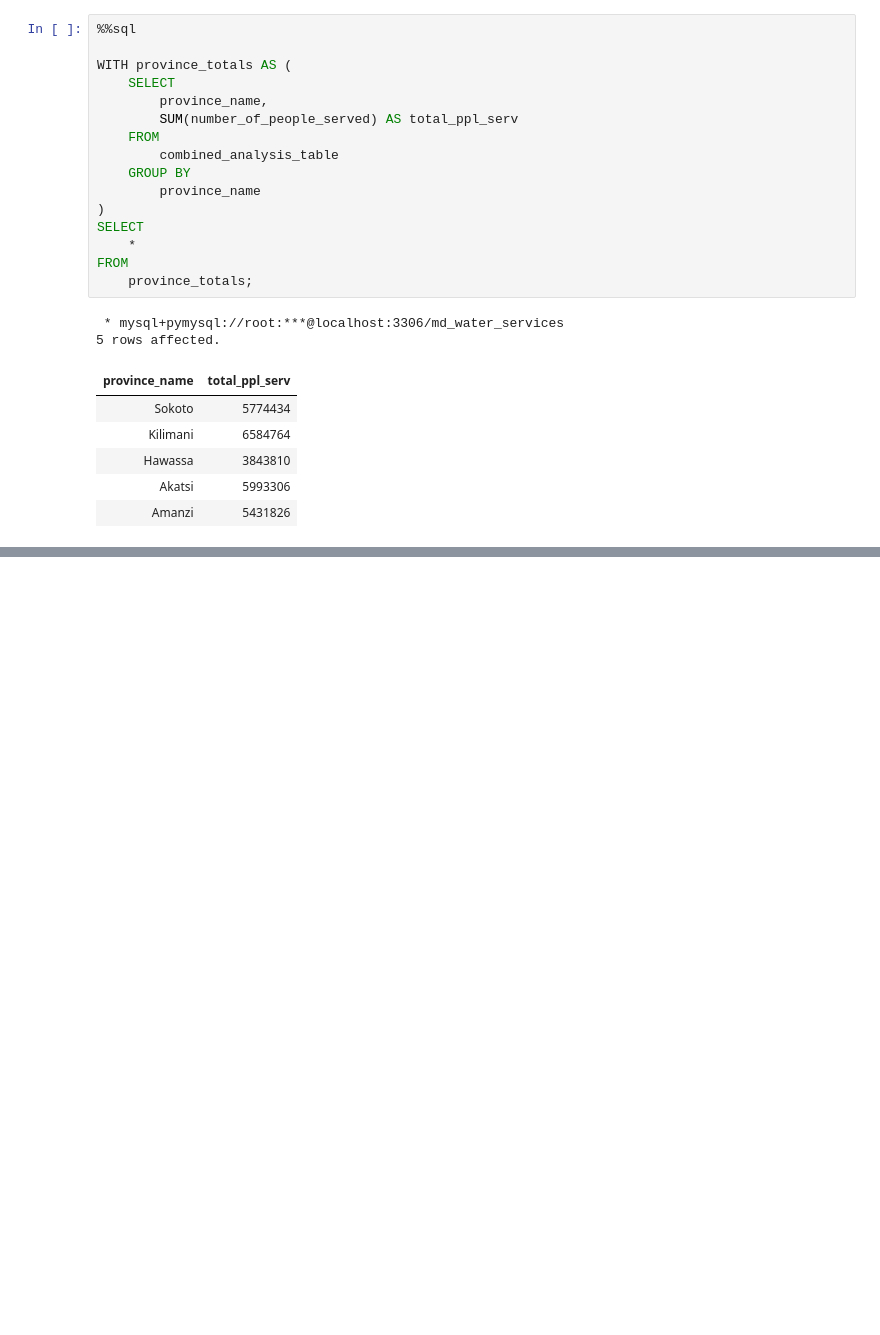
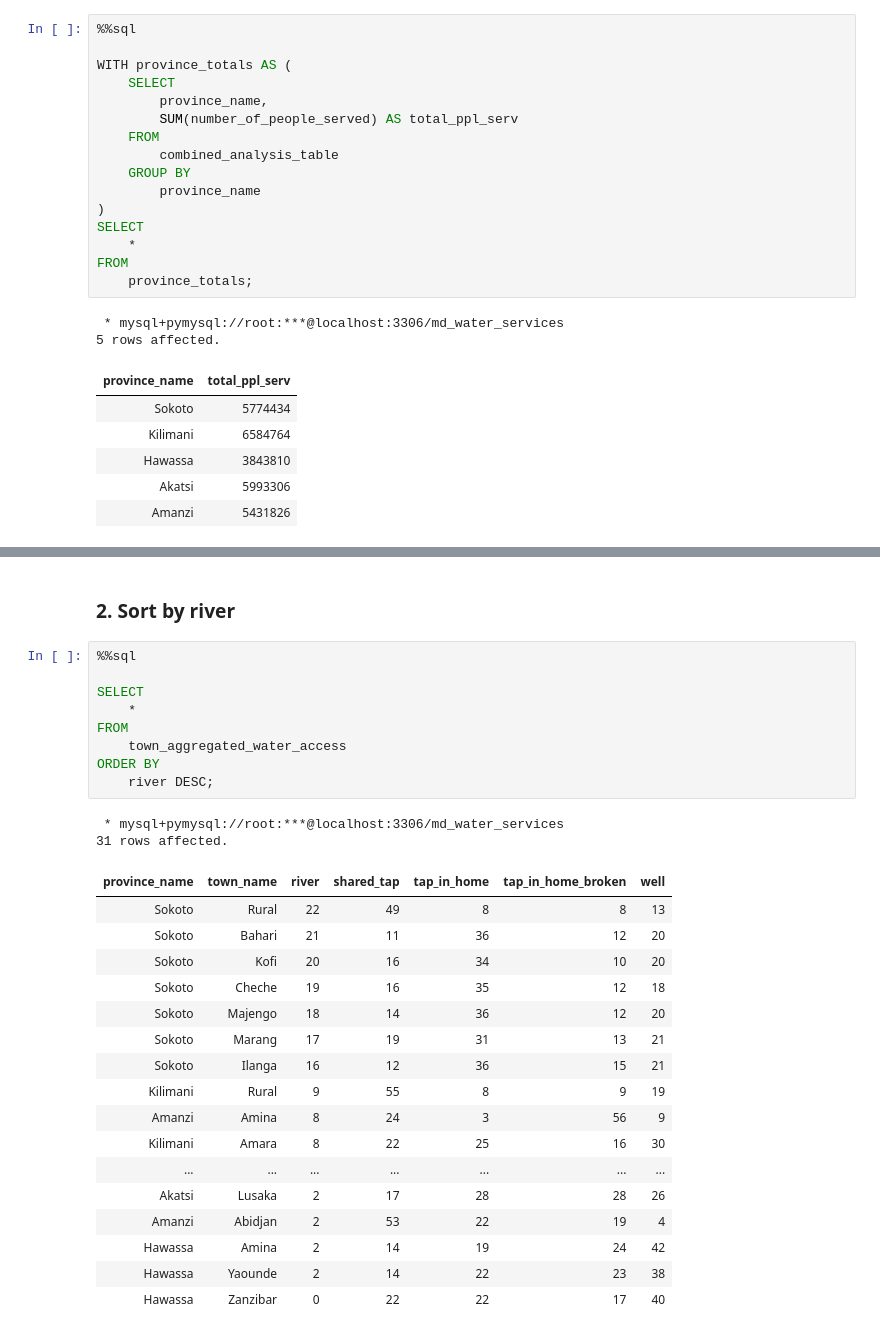
Before and after one commit to enockmbaraka/sqlchemy, a Jupyter notebook: Maji_Ndogo_Part_4/Maji_Ndogo_Project_4.ipynb, the cells around one changed output, grey strips where cells are left out. Cells and saved outputs as stored; diff of their text form; blank space fills up the shorter version.

```diff
--- a/Maji_Ndogo_Part_4/Maji_Ndogo_Project_4.ipynb
+++ b/Maji_Ndogo_Part_4/Maji_Ndogo_Project_4.ipynb
@@ -390,0 +542,31 @@ By taking these actions, we can improve water access, address infrastructure cha
+# %% [markdown]
+### 2. Sort by river
+# %%
+%%sql
+
+SELECT
+    *
+FROM
+    town_aggregated_water_access
+ORDER BY
+    river DESC;
+# %% [output]
+ * mysql+pymysql://root:***@localhost:3306/md_water_services
+31 rows affected.
+| province_name | town_name | river | shared_tap | tap_in_home | tap_in_home_broken | well |
+| Sokoto | Rural | 22 | 49 | 8 | 8 | 13 |
+| Sokoto | Bahari | 21 | 11 | 36 | 12 | 20 |
+| Sokoto | Kofi | 20 | 16 | 34 | 10 | 20 |
+| Sokoto | Cheche | 19 | 16 | 35 | 12 | 18 |
+| Sokoto | Majengo | 18 | 14 | 36 | 12 | 20 |
+| Sokoto | Marang | 17 | 19 | 31 | 13 | 21 |
+| Sokoto | Ilanga | 16 | 12 | 36 | 15 | 21 |
+| Kilimani | Rural | 9 | 55 | 8 | 9 | 19 |
+| Amanzi | Amina | 8 | 24 | 3 | 56 | 9 |
+| Kilimani | Amara | 8 | 22 | 25 | 16 | 30 |
+| ... | ... | ... | ... | ... | ... | ... |
+| Akatsi | Lusaka | 2 | 17 | 28 | 28 | 26 |
+| Amanzi | Abidjan | 2 | 53 | 22 | 19 | 4 |
+| Hawassa | Amina | 2 | 14 | 19 | 24 | 42 |
+| Hawassa | Yaounde | 2 | 14 | 22 | 23 | 38 |
+| Hawassa | Zanzibar | 0 | 22 | 22 | 17 | 40 |
```
Also changed, not shown: parts of 28 cells of this notebook.
